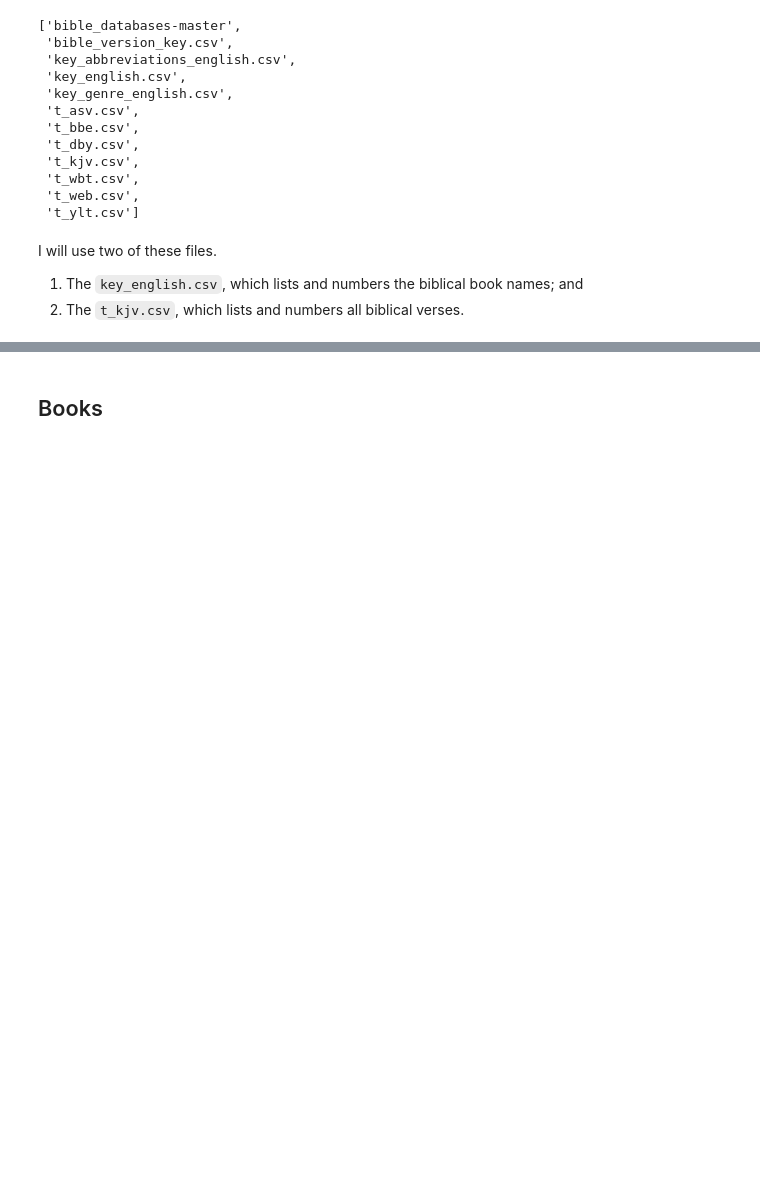
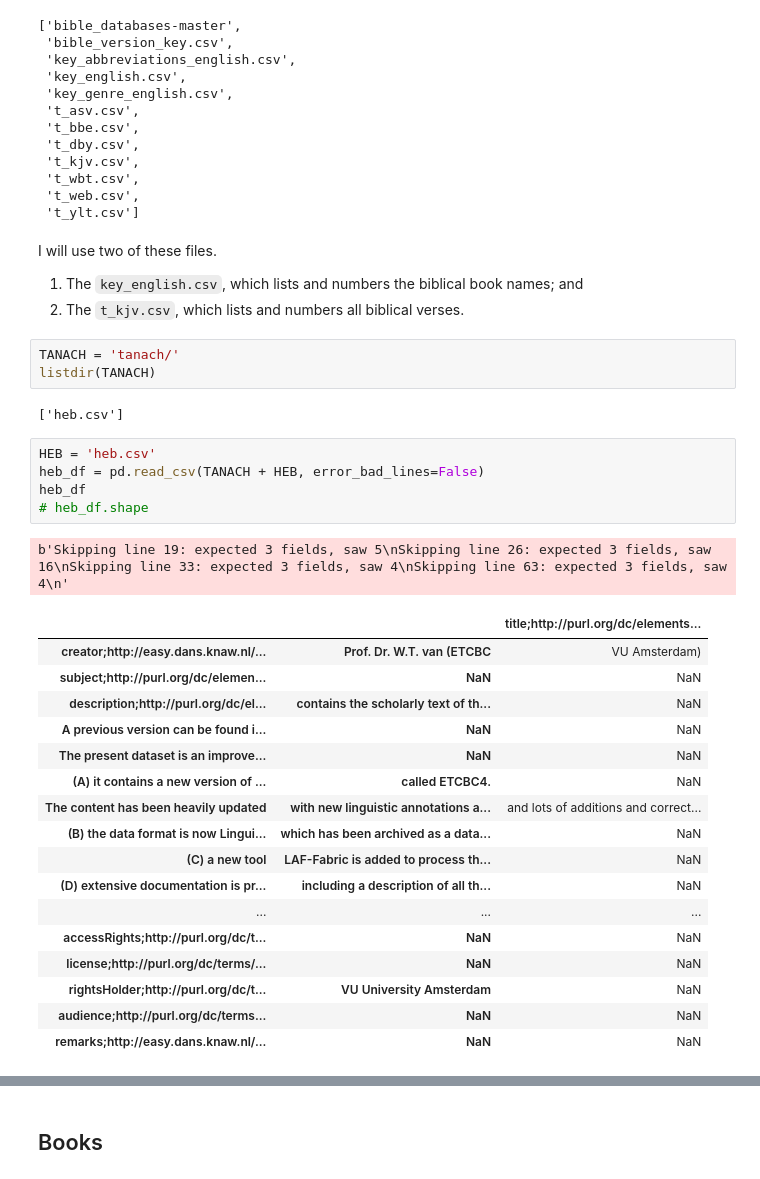
Before and after one commit to yishairasowsky/bible_search, a Jupyter notebook: bible_search.ipynb, the cells around one changed output, grey strips where cells are left out. Drawn from its saved outputs; the diff is of its cells as text; blank space fills up the shorter version.

Commit message:
attempt to import hebrew version

```diff
--- a/bible_search.ipynb
+++ b/bible_search.ipynb
@@ -45,3 +38,32 @@ listdir(PATH)
 I will use two of these files.
 1. The `key_english.csv`, which lists and numbers the biblical book names; and
 2. The `t_kjv.csv`, which lists and numbers all biblical verses.
+# %%
+TANACH = 'tanach/'
+listdir(TANACH)
+# %% [output]
+['heb.csv']
+# %%
+HEB = 'heb.csv'
+heb_df = pd.read_csv(TANACH + HEB, error_bad_lines=False)
+heb_df
+# heb_df.shape
+# %% [output]
+b'Skipping line 19: expected 3 fields, saw 5\nSkipping line 26: expected 3 fields, saw 16\nSkipping line 33: expected 3 fields, saw 4\nSkipping line 63: expected 3 fields, saw 4\n'
+|  |  | title;http://purl.org/dc/elements... |
+| creator;http://easy.dans.knaw.nl/... | Prof. Dr. W.T. van (ETCBC | VU Amsterdam) |
+| subject;http://purl.org/dc/elemen... | NaN | NaN |
+| description;http://purl.org/dc/el... | contains the scholarly text of th... | NaN |
+| A previous version can be found i... | NaN | NaN |
+| The present dataset is an improve... | NaN | NaN |
+| (A) it contains a new version of ... | called ETCBC4. | NaN |
+| The content has been heavily updated | with new linguistic annotations a... | and lots of additions and correct... |
+| (B) the data format is now Lingui... | which has been archived as a data... | NaN |
+| (C) a new tool | LAF-Fabric is added to process th... | NaN |
+| (D) extensive documentation is pr... | including a description of all th... | NaN |
+| ... | ... | ... |
+| accessRights;http://purl.org/dc/t... | NaN | NaN |
+| license;http://purl.org/dc/terms/... | NaN | NaN |
+| rightsHolder;http://purl.org/dc/t... | VU University Amsterdam | NaN |
+| audience;http://purl.org/dc/terms... | NaN | NaN |
+| remarks;http://easy.dans.knaw.nl/... | NaN | NaN |
```
Also changed, not shown: parts of 5 cells of this notebook, 1 other file.
